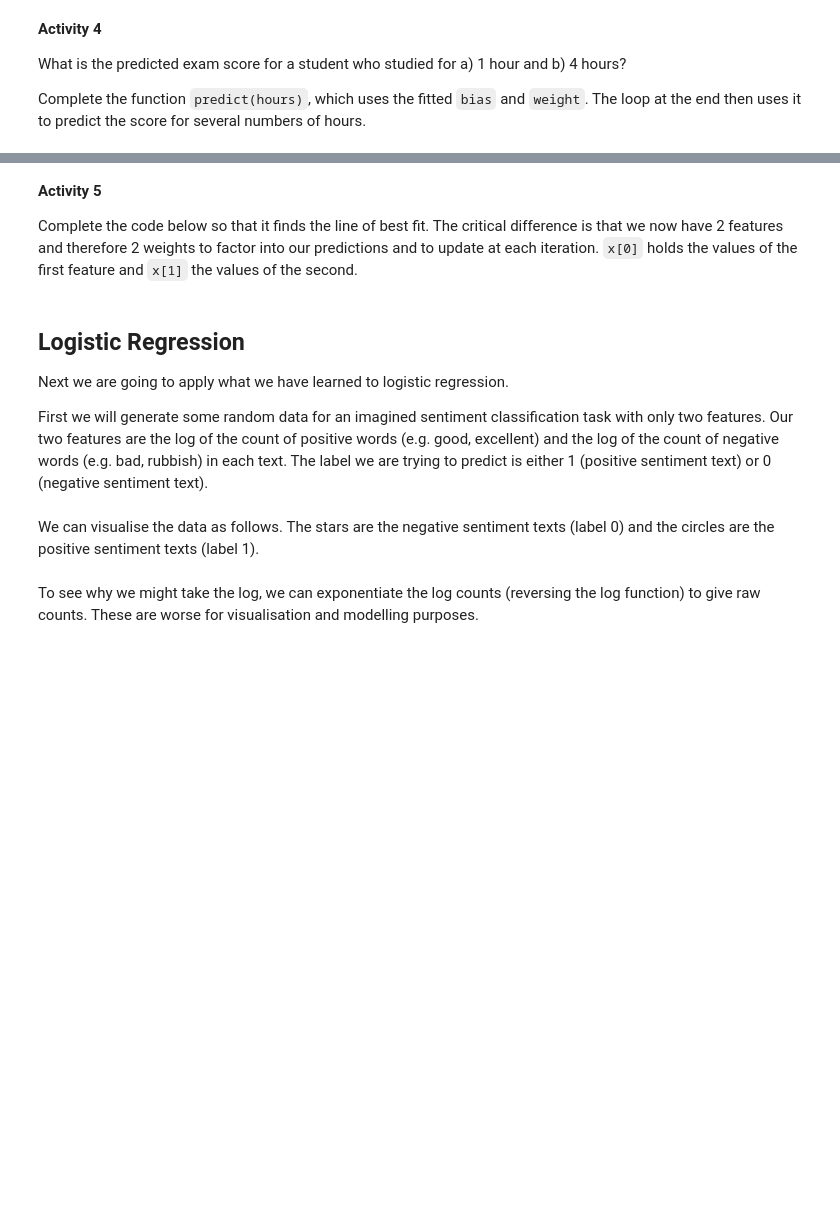
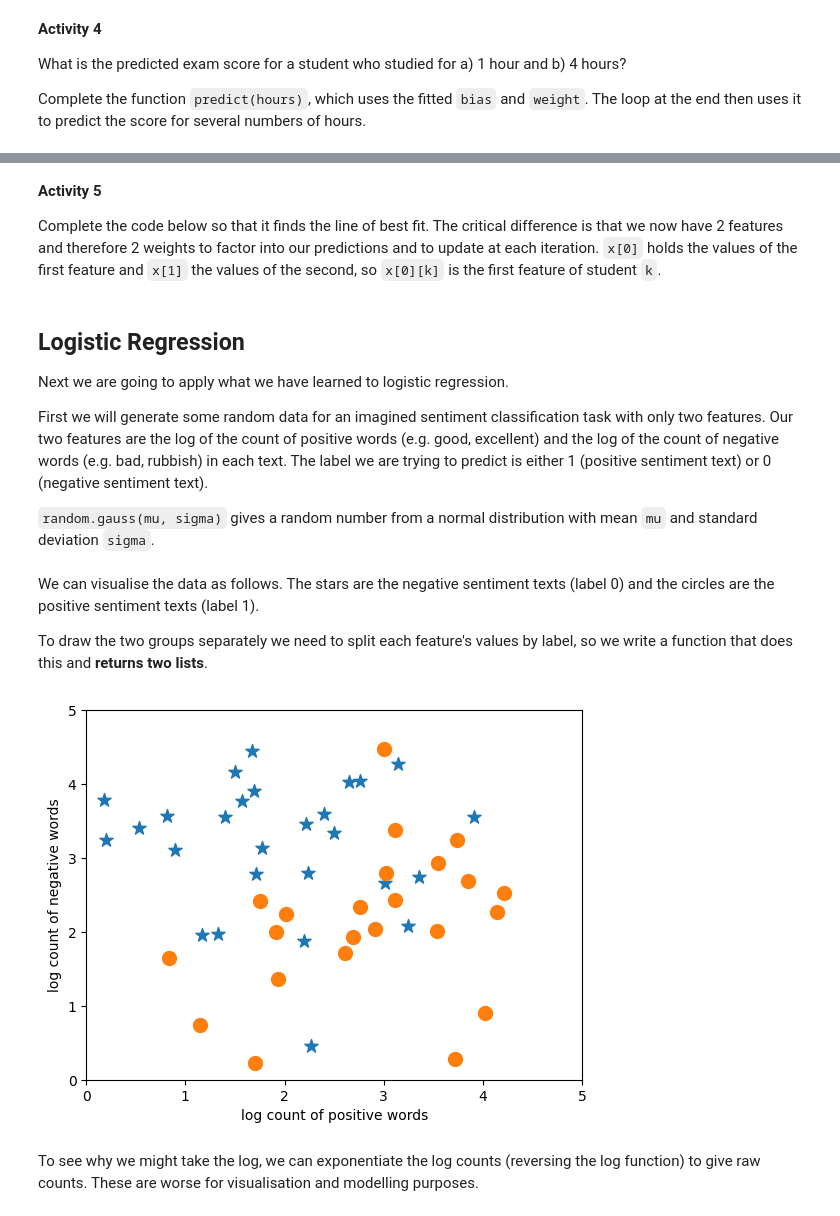
Before and after one commit to cbannard/lela60331_26, a Jupyter notebook: LELA60331_Week_4_Seminar.ipynb, the cells around one changed output, grey strips where cells are left out. Saved outputs shown, nothing was run; the diff lists cells and outputs as text; code cells hidden in the pictures; blank space fills up the shorter version.

```diff
--- a/LELA60331_Week_4_Seminar.ipynb
+++ b/LELA60331_Week_4_Seminar.ipynb
@@ -141,17 +169,17 @@ x[1] = (x[1] - np.mean(x[1])) / np.std(x[1])
 # %% [markdown]
 **Activity 5**
 
-Complete the code below so that it finds the line of best fit. The critical difference is that we now have 2 features and therefore 2 weights to factor into our predictions and to update at each iteration. `x[0]` holds the values of the first feature and `x[1]` the values of the second.
+Complete the code below so that it finds the line of best fit. The critical difference is that we now have 2 features and therefore 2 weights to factor into our predictions and to update at each iteration. `x[0]` holds the values of the first feature and `x[1]` the values of the second, so `x[0][k]` is the first feature of student `k`.
 # %%
 n_iters = 2000
 num_features = 2
-weights = np.random.rand(num_features)
+weights = [random.random() for j in range(num_features)]
 bias = 0
 num_samples = len(y)
 linear_loss = []
 lr = 0.025
 for i in range(n_iters):
-    y_est = ???              # bias, plus each feature times its weight
+    y_est = ???              # for each student k: bias, plus each feature times its weight
     errors = ???
     loss = ???
     linear_loss.append(loss)
@@ -173,33 +201,54 @@ plt.show()
 Next we are going to apply what we have learned to logistic regression.
 
 First we will generate some random data for an imagined sentiment classification task with only two features. Our two features are the log of the count of positive words (e.g. good, excellent) and the log of the count of negative words (e.g. bad, rubbish) in each text. The label we are trying to predict is either 1 (positive sentiment text) or 0 (negative sentiment text).
+
+`random.gauss(mu, sigma)` gives a random number from a normal distribution with mean `mu` and standard deviation `sigma`.
 # %%
 ## Create simulated data
-np.random.seed(10)
+random.seed(10)
 negative_center = (2, 3)       # texts with fewer positive words than negative words
 positive_center = (3, 2)       # texts with more positive words than negative words
 batch_size = 50
 
-x = np.zeros((batch_size, 2))
-y = np.zeros(batch_size)
+x = [[], []]       # x[0] will hold feature 1 for every text and x[1] will hold feature 2
+y = []
 for i in range(batch_size):
-    if np.random.random() > 0.5:
-        x[i] = np.random.normal(loc=negative_center)
+    if random.random() > 0.5:
+        center = negative_center
+        label = 0
     else:
-        x[i] = np.random.normal(loc=positive_center)
-        y[i] = 1
-
-x = x.T        # transpose, so that x[0] holds feature 1 for every text and x[1] holds feature 2
+        center = positive_center
+        label = 1
+    x[0].append(random.gauss(center[0], 1))
+    x[1].append(random.gauss(center[1], 1))
+    y.append(label)
 # %% [markdown]
 We can visualise the data as follows. The stars are the negative sentiment texts (label 0) and the circles are the positive sentiment texts (label 1).
+
+To draw the two groups separately we need to split each feature's values by label, so we write a function that does this and **returns two lists**.
 # %%
-plt.scatter(x[0][y == 0], x[1][y == 0], marker='*', s=100)
-plt.scatter(x[0][y == 1], x[1][y == 1], marker='o', s=100)
+def split_by_label(values):
+    # split a list of feature values into those for negative texts (label 0) and those for positive texts (label 1)
+    negative = []
+    positive = []
+    for k in range(len(values)):
+        if y[k] == 0:
+            negative.append(values[k])
+        else:
+            positive.append(values[k])
+    return negative, positive
+
+x0_neg, x0_pos = split_by_label(x[0])
+x1_neg, x1_pos = split_by_label(x[1])
+plt.scatter(x0_neg, x1_neg, marker='*', s=100)
+plt.scatter(x0_pos, x1_pos, marker='o', s=100)
 plt.xlabel("log count of positive words")
 plt.ylabel("log count of negative words")
 plt.xlim((0, 5))
 plt.ylim((0, 5))
 plt.show()
+# %% [output]
+[figure, added]
 # %% [markdown]
 To see why we might take the log, we can exponentiate the log counts (reversing the log function) to give raw counts. These are worse for visualisation and modelling purposes.
 # %%
```
Also changed, not shown: parts of 20 cells of this notebook.
